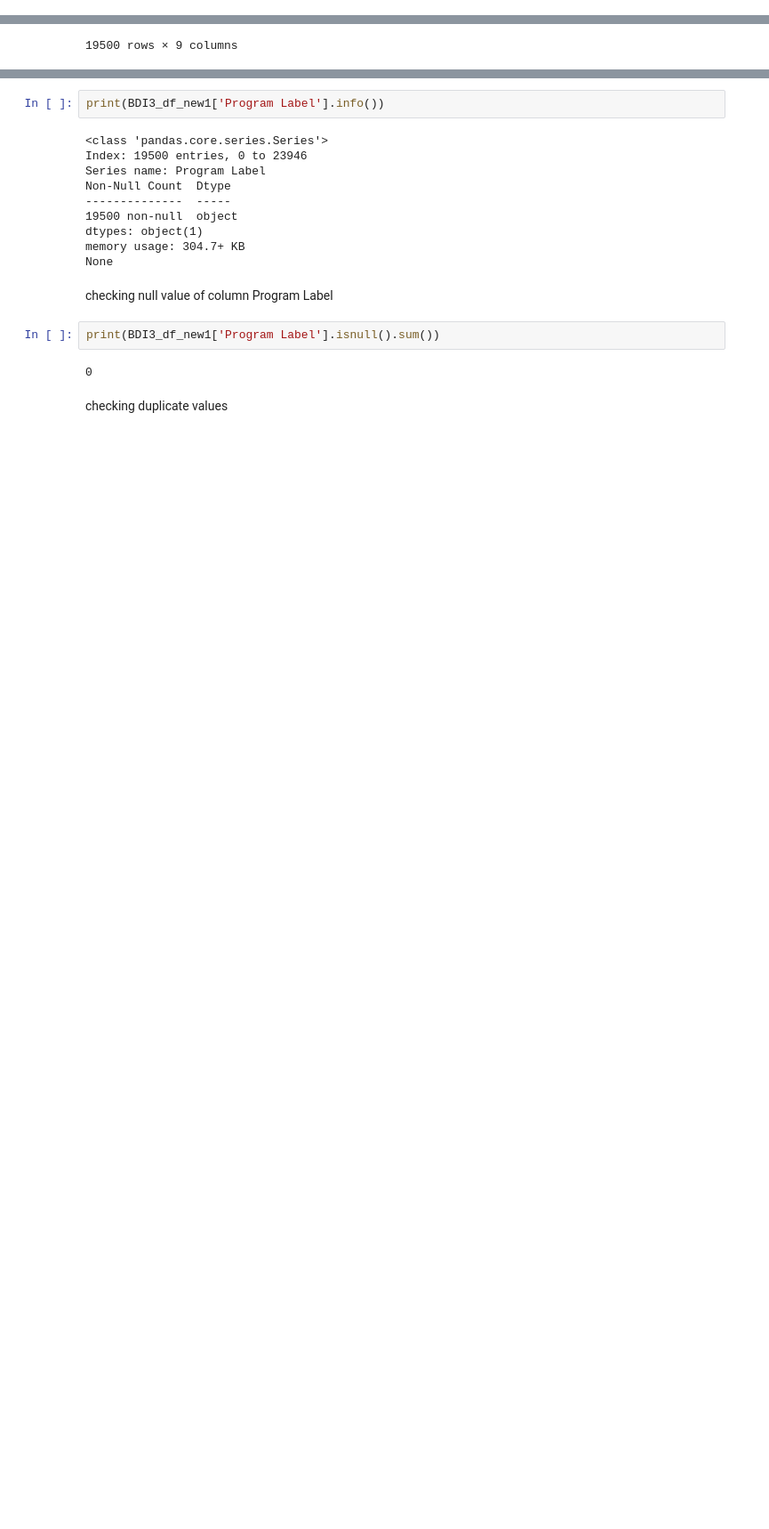
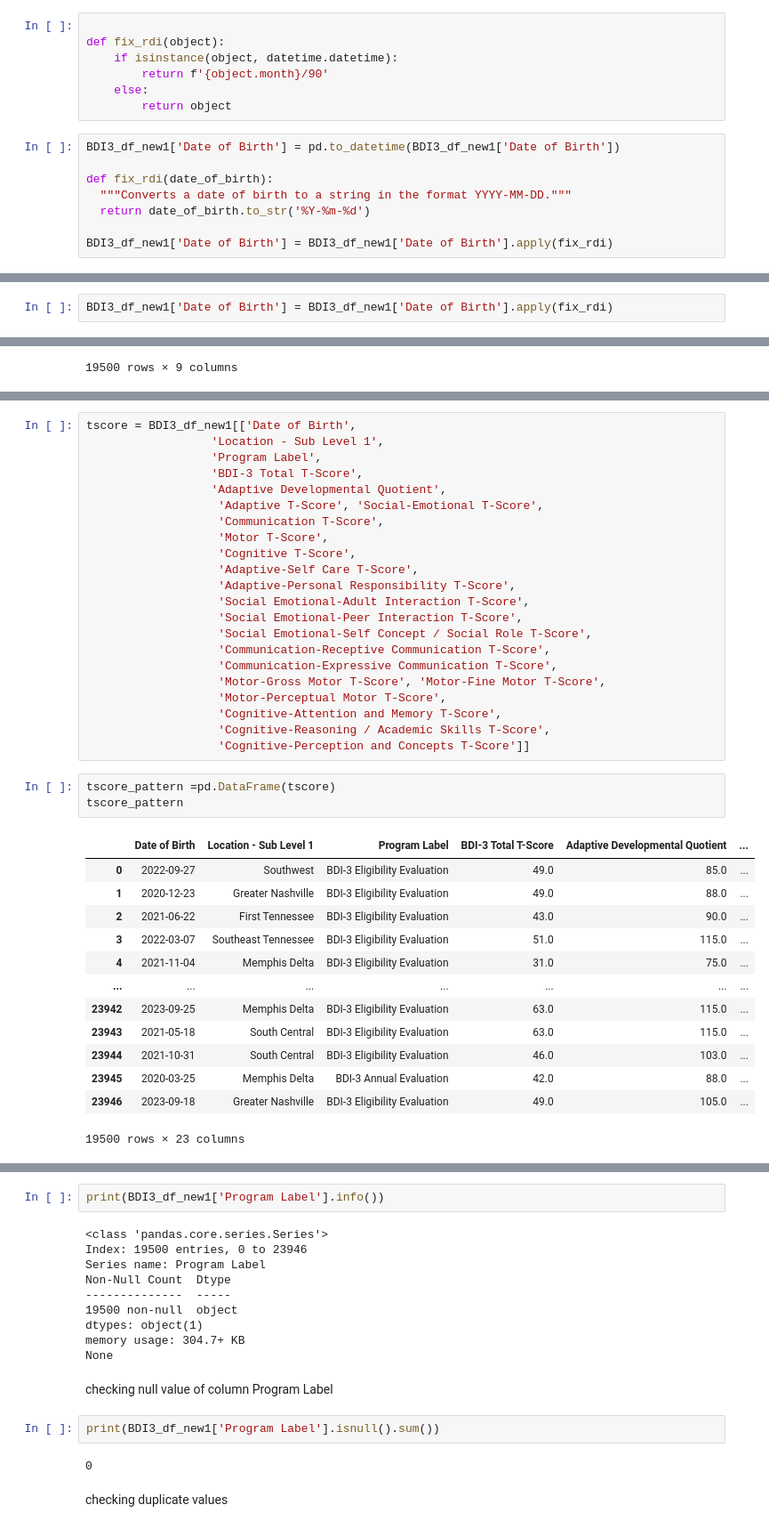
Before and after one commit to NSS-Data-Analytics-Cohort-10/teis-bullmastiff, a Jupyter notebook: notebooks/TEIS BDI.ipynb, the cells around one changed output, grey strips where cells are left out. Shown at 89% size. Cells and saved outputs as stored; diff of their text form; blank space fills up the shorter version.

```diff
--- a/notebooks/TEIS BDI.ipynb
+++ b/notebooks/TEIS BDI.ipynb
@@ -87,0 +91,15 @@ Index(['Adaptive Developmental Quotient',
+# %%
+
+def fix_rdi(object):
+    if isinstance(object, datetime.datetime):
+        return f'{object.month}/90'
+    else:
+        return object
+# %%
+BDI3_df_new1['Date of Birth'] = pd.to_datetime(BDI3_df_new1['Date of Birth'])
+
+def fix_rdi(date_of_birth):
+  """Converts a date of birth to a string in the format YYYY-MM-DD."""
+  return date_of_birth.to_str('%Y-%m-%d')
+
+BDI3_df_new1['Date of Birth'] = BDI3_df_new1['Date of Birth'].apply(fix_rdi)
@@ -87,0 +113,2 @@ Index(['Adaptive Developmental Quotient',
+# %%
+BDI3_df_new1['Date of Birth'] = BDI3_df_new1['Date of Birth'].apply(fix_rdi)
@@ -113,0 +171,39 @@ Quotient
+# %%
+tscore = BDI3_df_new1[['Date of Birth',
+                  'Location - Sub Level 1',
+                  'Program Label',
+                  'BDI-3 Total T-Score',
+                  'Adaptive Developmental Quotient',
+                   'Adaptive T-Score', 'Social-Emotional T-Score',
+                   'Communication T-Score',
+                   'Motor T-Score',
+                   'Cognitive T-Score',
+                   'Adaptive-Self Care T-Score',
+                   'Adaptive-Personal Responsibility T-Score',
+                   'Social Emotional-Adult Interaction T-Score',
+                   'Social Emotional-Peer Interaction T-Score',
+                   'Social Emotional-Self Concept / Social Role T-Score',
+                   'Communication-Receptive Communication T-Score',
+                   'Communication-Expressive Communication T-Score',
+                   'Motor-Gross Motor T-Score', 'Motor-Fine Motor T-Score',
+                   'Motor-Perceptual Motor T-Score',
+                   'Cognitive-Attention and Memory T-Score',
+                   'Cognitive-Reasoning / Academic Skills T-Score',
+                   'Cognitive-Perception and Concepts T-Score']]
+# %%
+tscore_pattern =pd.DataFrame(tscore)
+tscore_pattern
+# %% [output]
+|  | Date of Birth | Location - Sub Level 1 | Program Label | BDI-3 Total T-Score | Adaptive Developmental Quotient | ... |
+| 0 | 2022-09-27 | Southwest | BDI-3 Eligibility Evaluation | 49.0 | 85.0 | ... |
+| 1 | 2020-12-23 | Greater Nashville | BDI-3 Eligibility Evaluation | 49.0 | 88.0 | ... |
+| 2 | 2021-06-22 | First Tennessee | BDI-3 Eligibility Evaluation | 43.0 | 90.0 | ... |
+| 3 | 2022-03-07 | Southeast Tennessee | BDI-3 Eligibility Evaluation | 51.0 | 115.0 | ... |
+| 4 | 2021-11-04 | Memphis Delta | BDI-3 Eligibility Evaluation | 31.0 | 75.0 | ... |
+| ... | ... | ... | ... | ... | ... | ... |
+| 23942 | 2023-09-25 | Memphis Delta | BDI-3 Eligibility Evaluation | 63.0 | 115.0 | ... |
+| 23943 | 2021-05-18 | South Central | BDI-3 Eligibility Evaluation | 63.0 | 115.0 | ... |
+| 23944 | 2021-10-31 | South Central | BDI-3 Eligibility Evaluation | 46.0 | 103.0 | ... |
+| 23945 | 2020-03-25 | Memphis Delta | BDI-3 Annual Evaluation | 42.0 | 88.0 | ... |
+| 23946 | 2023-09-18 | Greater Nashville | BDI-3 Eligibility Evaluation | 49.0 | 105.0 | ... |
+19500 rows × 23 columns
```
Also changed, not shown: parts of 7 cells of this notebook.
